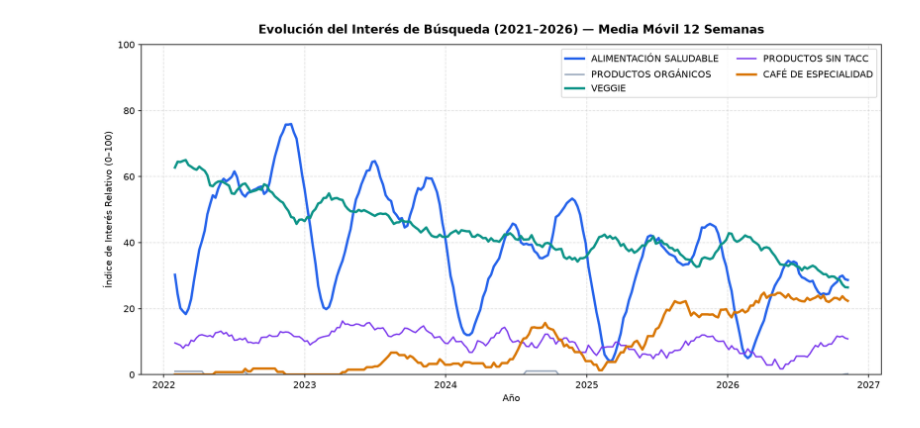
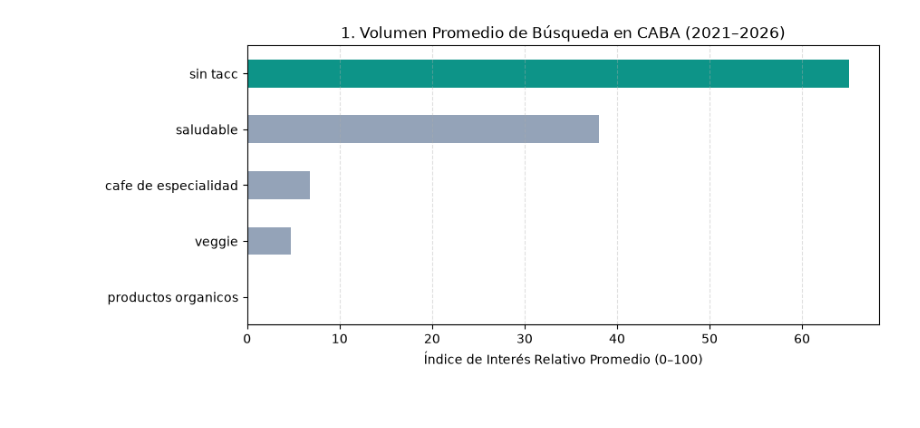
Before and after one commit to ivan-marmilich/consulting-challenge-EcoFood, a Jupyter notebook: notebooks/api_trends.ipynb, the cells around one changed output. Saved outputs shown, nothing was run; the diff lists cells and outputs as text; code cells hidden in the pictures.

```diff
--- a/notebooks/api_trends.ipynb
+++ b/notebooks/api_trends.ipynb
@@ -50 +17,14 @@ plt.show()
+# %%
+pytrends = TrendReq(hl="es-AR", tz=180)
+conceptos = ['sin tacc', 'saludable', 'veggie', 'cafe de especialidad', 'productos organicos']
+
+pytrends.build_payload(
+    kw_list=conceptos,
+    timeframe="today 5-y",
+    geo="AR-C"  # Filtro exclusivo Ciudad Autónoma de Buenos Aires
+)
+
+df_caba = pytrends.interest_over_time()
+df_caba = df_caba[df_caba['isPartial'] == False].drop(columns=['isPartial'])
+df_caba.to_csv('../data/raw/conceptos_interes_caba.csv')
 # %% [markdown]
@@ -112,37 +32,24 @@ df[conceptos].plot(figsize=(12, 5), title="Evolución del interés en Argentina
-# %%
-df = pd.read_csv('../data/raw/conceptos_interes.csv')
-# 1. Cargar dataset y preparar índice temporal
-df = df[df['isPartial'] == False].copy()  # Excluir última semana incompleta
-df['date'] = pd.to_datetime(df['date'])
-df = df.set_index('date').drop(columns=['isPartial'])
-
-# 2. Suavizar con media móvil trimestral (12 semanas) para ver la tendencia real
-df_suavizado = df.rolling(window=12).mean()
-
-# 3. Graficar las 5 series
-colores = {
-    'veggie': '#0D9488',
-    'alimentación saludable': '#2563EB',
-    'café de especialidad': '#D97706',
-    'productos sin TACC': '#7C3AED',
-    'productos orgánicos': '#94A3B8'
-}
-
-fig, ax = plt.subplots(figsize=(12, 6), dpi=150)
-
-for col in df_suavizado.columns:
-    grosor = 2.6 if col in ['veggie', 'alimentación saludable', 'café de especialidad'] else 1.6
-    ax.plot(df_suavizado.index, df_suavizado[col], label=col.upper(), color=colores[col], linewidth=grosor)
-
-ax.set_title('Evolución del Interés de Búsqueda (2021–2026) — Media Móvil 12 Semanas', fontsize=13, fontweight='bold', pad=12)
-ax.set_ylabel('Índice de Interés Relativo (0–100)')
-ax.set_xlabel('Año')
-ax.set_ylim(0, 100)  # Fija el eje Y exactamente de 0 a 100
-ax.legend(loc='upper right', ncol=2, frameon=True)
-ax.grid(True, linestyle='--', alpha=0.4)
-
-plt.tight_layout()
-plt.savefig('../images/tendencias_5_anios_ecofood.png', dpi=150)
-plt.show()
-# %% [output]
-[figure, removed]
+# %%
+import os
+os.makedirs("../images", exist_ok=True)
+
+medias = df_caba.mean().sort_values(ascending=True)
+colores = ["#94A3B8"] * (len(medias) - 1) + ["#0D9488"]
+
+medias.plot.barh(
+    figsize=(9, 4),
+    color=colores,
+    title="1. Volumen Promedio de Búsqueda en CABA (2021–2026)",
+)
+plt.xlabel("Índice de Interés Relativo Promedio (0–100)")
+plt.grid(axis="x", linestyle="--", alpha=0.4)
+
+plt.savefig(
+    "../images/01_liderazgo_busquedas_sin_tacc_caba.png",
+    dpi=300,
+    bbox_inches="tight",
+    facecolor="white",
+)
+plt.show()
+# %% [output]
+[figure, added]
```
Also changed, not shown: parts of 16 cells of this notebook, 7 other files.
